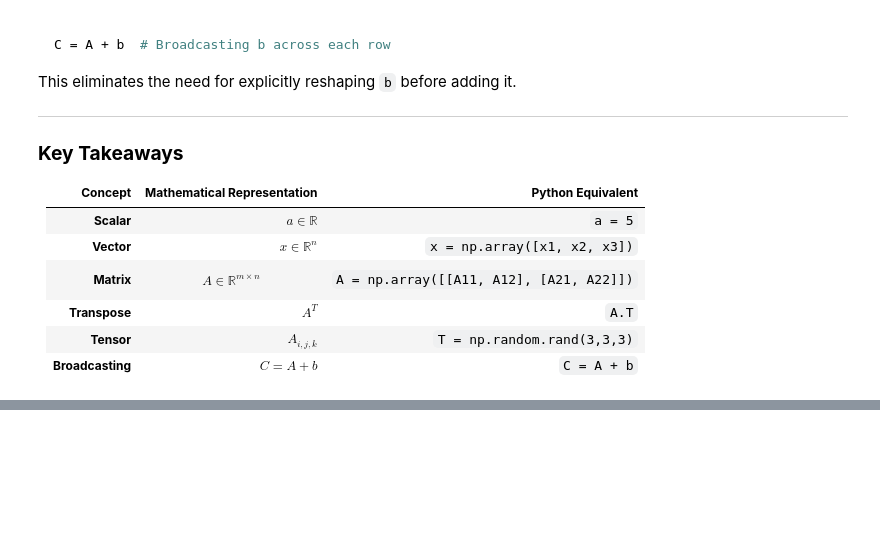
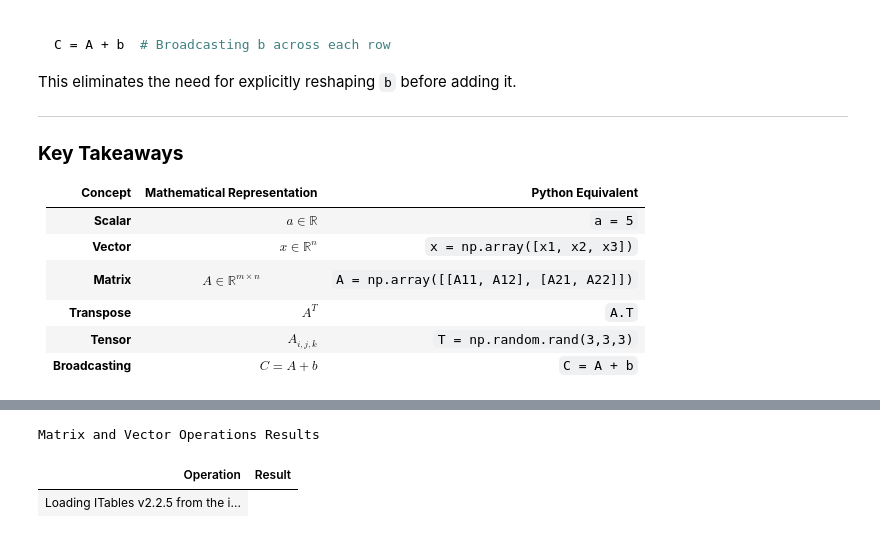
Before and after one commit to Mike014/My_AI_Engineer_Portfolio_Projects, a Jupyter notebook: Deep_Learning/Deep_Learning_Ian_Goodfellow_Yoshua_Bengio_Aaron Courville/chapter2.ipynb, the cells around one changed output, grey strips where cells are left out. Saved outputs shown, nothing was run; the diff lists cells and outputs as text; code cells hidden in the pictures; blank space fills up the shorter version.

```diff
--- a/Deep_Learning/Deep_Learning_Ian_Goodfellow_Yoshua_Bengio_Aaron Courville/chapter2.ipynb
+++ b/Deep_Learning/Deep_Learning_Ian_Goodfellow_Yoshua_Bengio_Aaron Courville/chapter2.ipynb
@@ -148,0 +427,67 @@ This eliminates the need for explicitly reshaping `b` before adding it.
+# %%
+# Neural Network Computation
+import torch
+from torch import nn
+import ace_tools_open as tools
+
+# Simple Neural Network class
+class SimpleNeuralNetwork(nn.Module):
+    def __init__(self, input_size, output_size):
+        super(SimpleNeuralNetwork, self).__init__()
+        self.linear = nn.Linear(input_size, output_size)
+
+    def forward(self, x):
+        # Matrix Multiplication
+        out = self.linear(x)
+        return out
+
+# Example data
+input_size = 3
+output_size = 2
+input_data = torch.tensor
+
+input_data = torch.tensor([[1.0, 2.0, 3.0]])  # Input Matrix (A)
+
+model = SimpleNeuralNetwork(input_size, output_size)
+
+# Perform forward propagation
+output = model.forward(input_data)
+
+# print("Input:", input_data)
+# print("Output:", output)
+
+# # Access learned weights (B)
+# weights = model.linear.weight.data
+# print("\nAccess learned weights (B):")
+# print(weights)
+
+# # Access learned bias
+# bias = model.linear.bias.data
+# print("\nAccess learned bias:")
+# print(bias)
+
+# # Manual calculation of matrix multiplication
+# manual_output = torch.mm(input_data, weights.T) + bias
+# print("\nManual calculation:")
+# print(manual_output)
+
+
+
+# Formatting results for display
+formatted_results = {
+    "Input:": input_data,
+    "Output:": output,
+    "Access learned weights (B):": str(model.linear.weight.data),
+    "Access learned bias:": str(model.linear.bias.data),
+    "Manual calculation:": str(torch.mm(input_data, model.linear.weight.data.T) + model.linear.bias.data),
+}
+
+# Convert results into a structured DataFrame with strings for display compatibility
+df_results = pd.DataFrame(list(formatted_results.items()), columns=['Operation', 'Result'])
+
+# Display the results
+tools.display_dataframe_to_user(name="Matrix and Vector Operations Results", dataframe=df_results)
+# %% [output]
+Matrix and Vector Operations Results
+| Operation | Result |
+| Loading ITables v2.2.5 from the i... |
```
Also changed, not shown: parts of 14 cells of this notebook, 3 other files.
